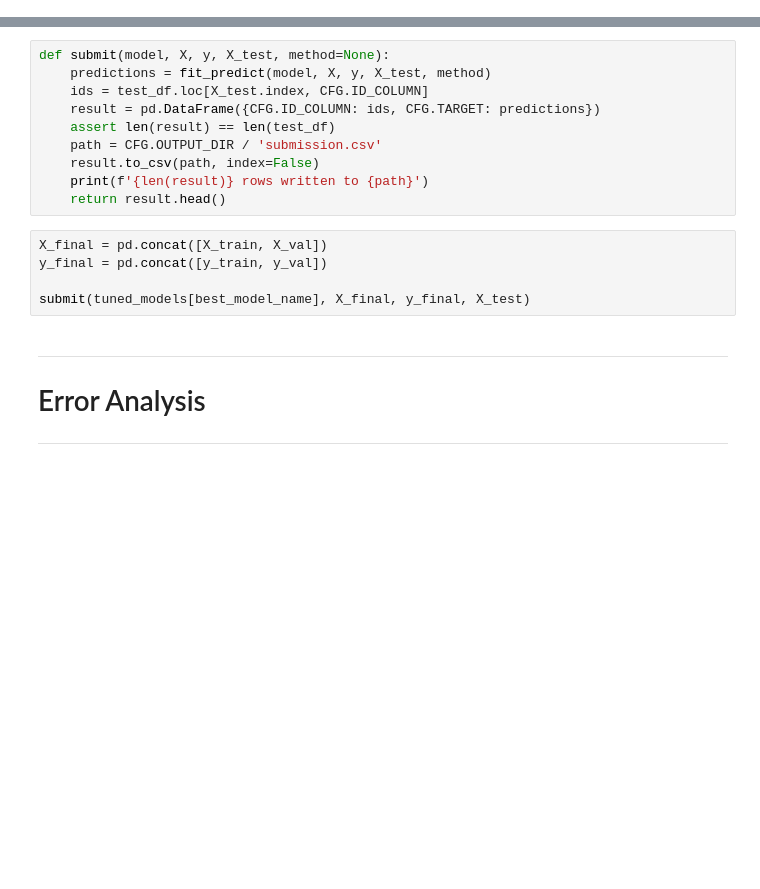
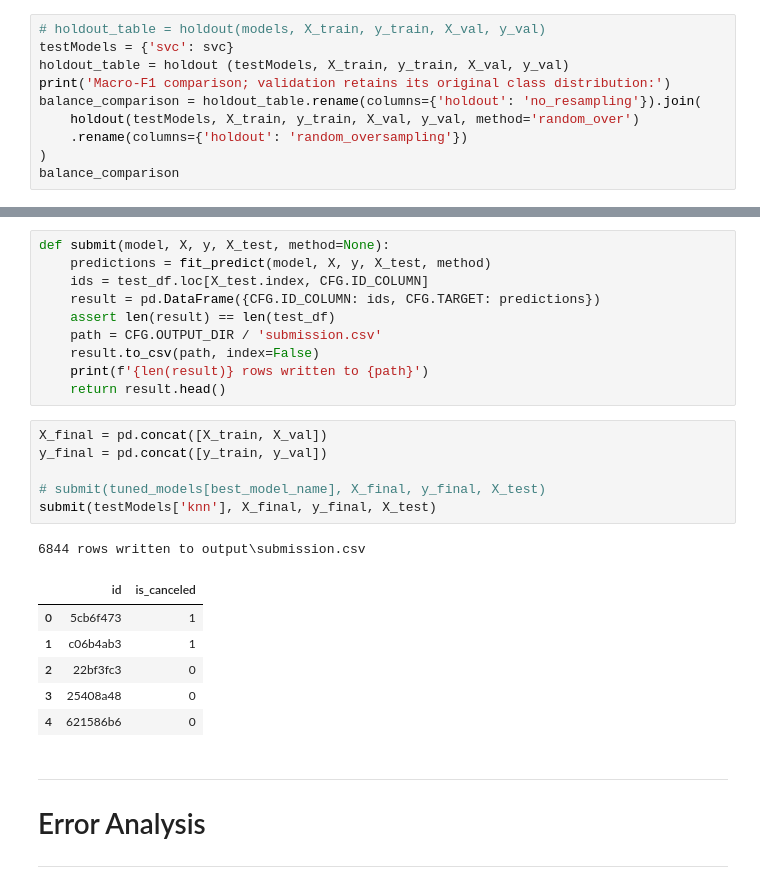
Before and after one commit to aufafaza/IF3170_G11_besokaja, a Jupyter notebook: Notebook_updated.ipynb, the cells around one changed output, grey strips where cells are left out. Drawn from its saved outputs; the diff is of its cells as text; blank space fills up the shorter version.

```diff
--- a/Notebook_updated.ipynb
+++ b/Notebook_updated.ipynb
@@ -910,0 +941,10 @@ balance_comparison
+# %%
+# holdout_table = holdout(models, X_train, y_train, X_val, y_val)
+testModels = {'svc': svc}
+holdout_table = holdout (testModels, X_train, y_train, X_val, y_val)
+print('Macro-F1 comparison; validation retains its original class distribution:')
+balance_comparison = holdout_table.rename(columns={'holdout': 'no_resampling'}).join(
+    holdout(testModels, X_train, y_train, X_val, y_val, method='random_over')
+    .rename(columns={'holdout': 'random_oversampling'})
+)
+balance_comparison
@@ -1267,8 +1416,17 @@ def submit(model, X, y, X_test, method=None):
 # %%
 X_final = pd.concat([X_train, X_val])
 y_final = pd.concat([y_train, y_val])
 
-submit(tuned_models[best_model_name], X_final, y_final, X_test)
+# submit(tuned_models[best_model_name], X_final, y_final, X_test)
+submit(testModels['knn'], X_final, y_final, X_test)
+# %% [output]
+6844 rows written to output\submission.csv
+|  | id | is_canceled |
+| 0 | 5cb6f473 | 1 |
+| 1 | c06b4ab3 | 1 |
+| 2 | 22bf3fc3 | 0 |
+| 3 | 25408a48 | 0 |
+| 4 | 621586b6 | 0 |
 # %% [markdown]
 ---
 
```
Also changed, not shown: parts of 20 cells of this notebook.
